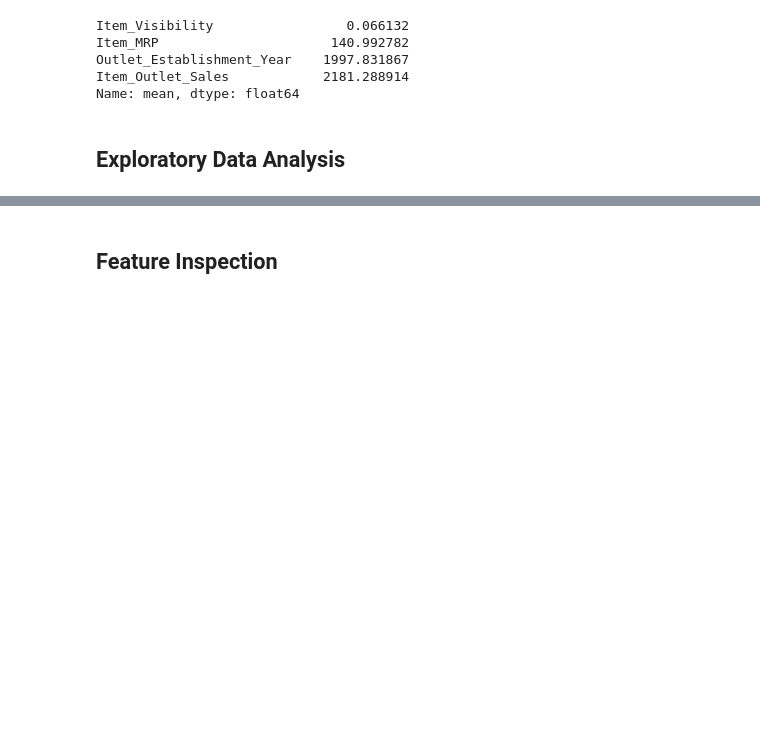
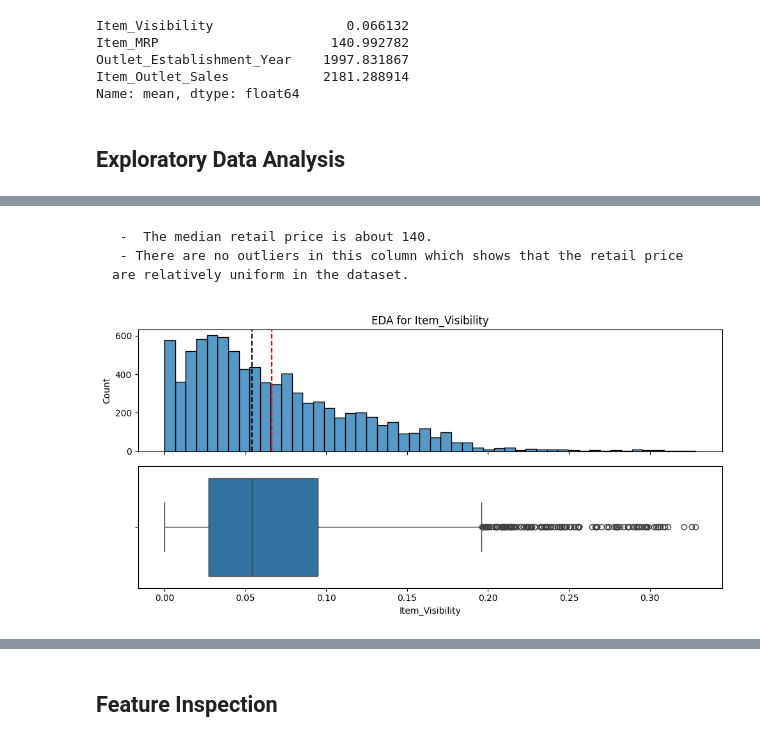
Before and after one commit to zal-developer/Production-of-Product-Sales., a Jupyter notebook: Prediction_of_Product_Sales.ipynb, the cells around one changed output, grey strips where cells are left out. Saved outputs shown, nothing was run; the diff lists cells and outputs as text; code cells hidden in the pictures; blank space fills up the shorter version.

```diff
--- a/Prediction_of_Product_Sales.ipynb
+++ b/Prediction_of_Product_Sales.ipynb
@@ -273,0 +349,7 @@ Name: mean, dtype: float64
+# %% [markdown]
+     -  The median retail price is about 140.
+     - There are no outliers in this column which shows that the retail price are relatively uniform in the dataset.
+# %%
+plot_numeric(df,'Item_Visibility')
+# %% [output]
+[figure, added]
```
Also changed, not shown: parts of 30 cells of this notebook.
